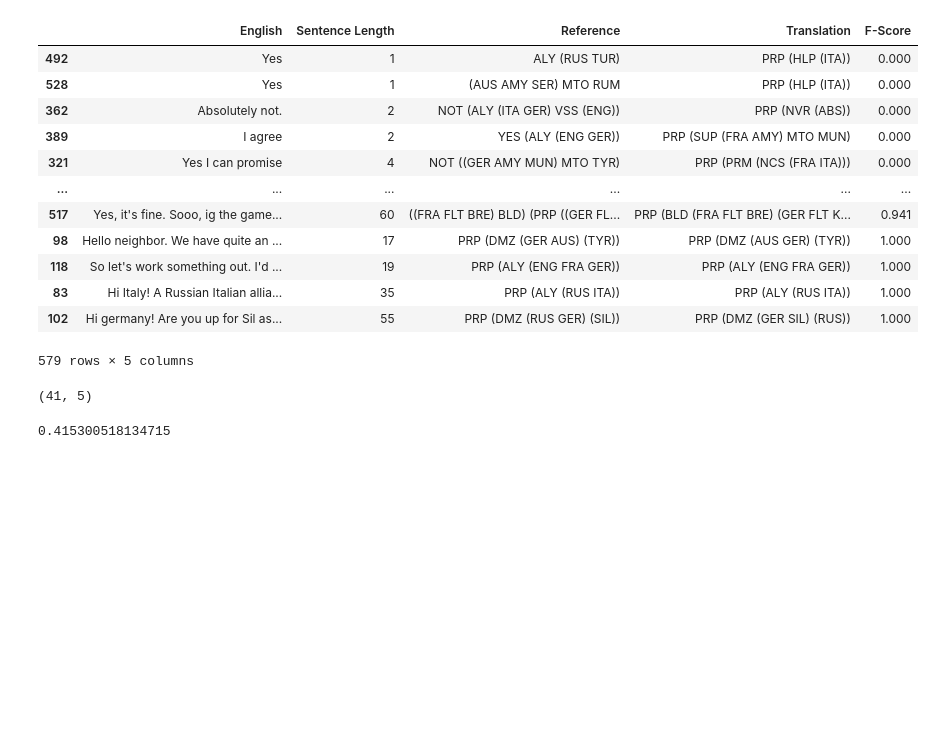
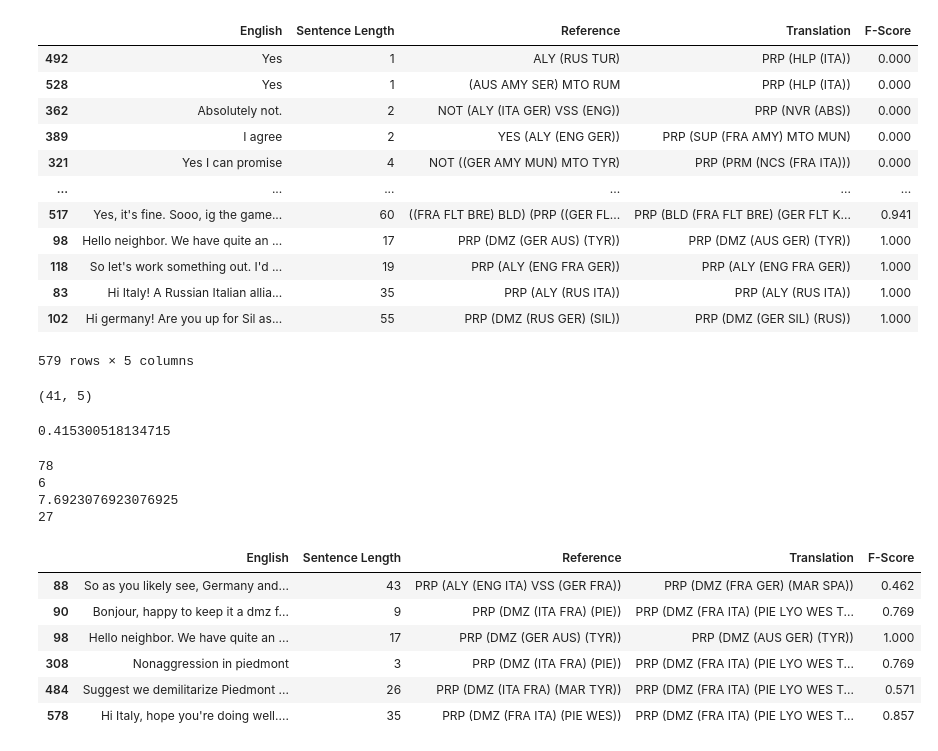
Before and after one commit to ALLAN-DIP/diplomacy_translation, a Jupyter notebook: utils/analysis.ipynb, the cells around one changed output. Drawn from its saved outputs; the diff is of its cells as text; code cells hidden in the pictures; blank space fills up the shorter version.

Commit message:
daideapp for eval syntax

```diff
--- a/utils/analysis.ipynb
+++ b/utils/analysis.ipynb
@@ -122,3 +122,66 @@ rslt_df.shape
 np.average(df['F-Score'])
 # %% [output]
 0.415300518134715
+# %%
+# use daideapp to check the validity of the DAIDE orders
+from daidepp import *
+grammar = create_daide_grammar(level=130)
+ref_count = 0
+valid_count = 0
+trnsln_count = 0
+idx_arr = []
+
+for index, row in df.iterrows():
+    ref = row['Reference']
+    trnsln = row['Translation']
+    try:
+        parse_tree = grammar.parse(ref)
+        output = daide_visitor.visit(parse_tree)
+    except:
+        continue
+    else:
+        ref_count += 1
+        try:
+            parse_tree = grammar.parse(trnsln)
+            output = daide_visitor.visit(parse_tree)
+        except:
+            continue
+        else:
+            valid_count += 1
+            idx_arr.append(index)
+print(ref_count)
+print(valid_count)
+print(valid_count / ref_count * 100)
+
+for index, row in df.iterrows():
+    trnsln = row['Translation']
+    try:
+        parse_tree = grammar.parse(trnsln)
+        output = daide_visitor.visit(parse_tree)
+    except:
+        continue
+    else:
+        trnsln_count += 1
+print(trnsln_count)
+
+# in 579 orders annotated, 78 references are valid DAIDE orders
+# 27 translations are valid DAIDE orders
+# 6 sentences have both valid references and translations
+# 7.7% of the references are valid DAIDE orders
+# %% [output]
+78
+6
+7.6923076923076925
+27
+# %%
+# sentences which have both valid reference and translation
+filter_df  = df[df.index.isin(idx_arr)]
+filter_df
+# %% [output]
+|  | English | Sentence Length | Reference | Translation | F-Score |
+| 88 | So as you likely see, Germany and... | 43 | PRP (ALY (ENG ITA) VSS (GER FRA)) | PRP (DMZ (FRA GER) (MAR SPA)) | 0.462 |
+| 90 | Bonjour, happy to keep it a dmz f... | 9 | PRP (DMZ (ITA FRA) (PIE)) | PRP (DMZ (FRA ITA) (PIE LYO WES T... | 0.769 |
+| 98 | Hello neighbor. We have quite an ... | 17 | PRP (DMZ (GER AUS) (TYR)) | PRP (DMZ (AUS GER) (TYR)) | 1.000 |
+| 308 | Nonaggression in piedmont | 3 | PRP (DMZ (ITA FRA) (PIE)) | PRP (DMZ (FRA ITA) (PIE LYO WES T... | 0.769 |
+| 484 | Suggest we demilitarize Piedmont ... | 26 | PRP (DMZ (ITA FRA) (MAR TYR)) | PRP (DMZ (FRA ITA) (PIE LYO WES T... | 0.571 |
+| 578 | Hi Italy, hope you're doing well.... | 35 | PRP (DMZ (FRA ITA) (PIE WES)) | PRP (DMZ (FRA ITA) (PIE LYO WES T... | 0.857 |
```
Also changed, not shown: 2 other files.
